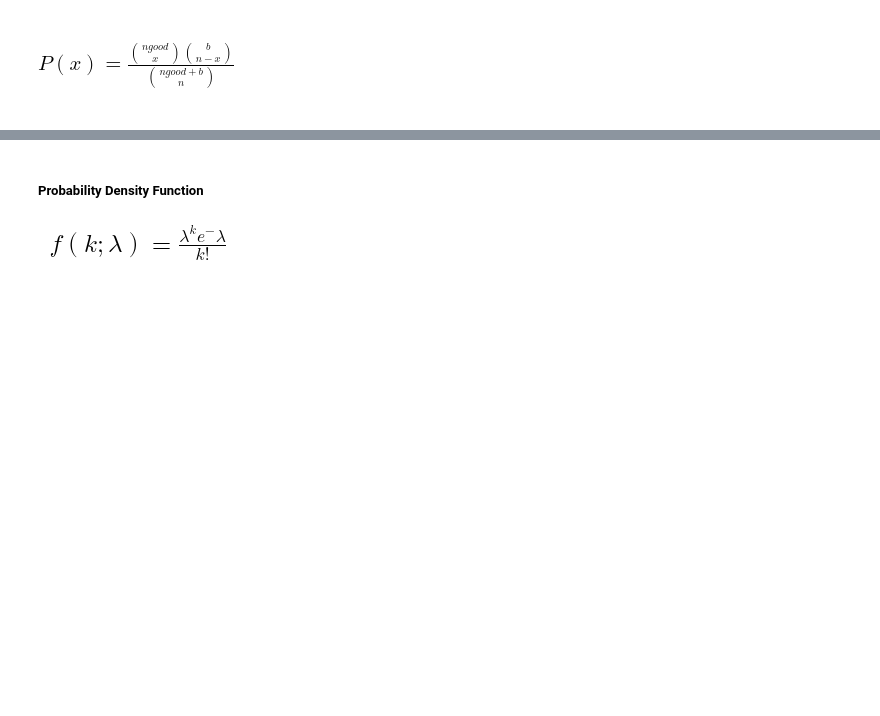
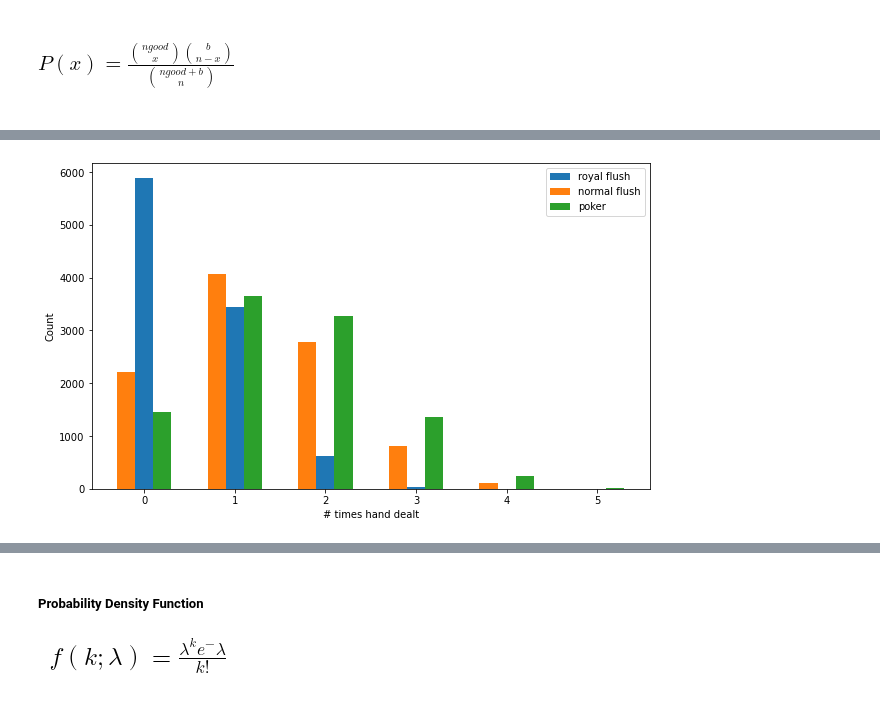
Before and after one commit to CiaranMoran27/playing_with_jupyter, a Jupyter notebook: numpy-random.ipynb, the cells around one changed output, grey strips where cells are left out. Cells and saved outputs as stored; diff of their text form; code cells hidden in the pictures; blank space fills up the shorter version.

```diff
--- a/numpy-random.ipynb
+++ b/numpy-random.ipynb
@@ -863,81 +866,30 @@ The scenario must have;
 # %%
-# game scenario: texas holdem: 1 player***********************************************
-# model success count for multiple hands in a game of straight poker (1 player)
-'''
-# hand 1:  10, J, Q, K, Ace in same suit  (royal flush)
+nsample = 5
+nruns = (10000, 3)
+
 ngood_royal_flush = 5
 nbad_royal_flush = 52 - ngood_royal_flush
 
-# hand 2:  x4 cards of same value (poker)
-ngood_poker = x
-nbad_poker = ngood_poker - x
+ngood_normal_flush = 52 / 4
+nbad_normal_flush = 52 - ngood_normal_flush
 
-# hand 3:  3 of a kind & 2 pair (full house)
-ngood_full_house = x
-nbad_full_house = x
+ngood_poker = 4 * 4
+nbad_poker  = 52 - ngood_poker
 
-# hand 4:  x5 cards of same suit (straight)
-ngood_straight = x
-nbad_straight = x
+all_hands = rng.hypergeometric((ngood_royal_flush, ngood_normal_flush, ngood_poker),
+                               (nbad_royal_flush, nbad_normal_flush, nbad_poker), (nsample), nruns)
 
-# hand 5:  x3 cards of same value (three of a kind)
-ngood_three_kind = x
-nbad_three_kind = x
-'''
+xone, yone = np.unique(all_hands[:,0], return_counts = True)
+xtwo, ytwo = np.unique(all_hands[:,1], return_counts = True)
+xthree, ythree = np.unique(all_hands[:,2], return_counts = True)
 
+fig, ax = plt.subplots(sharex = False, sharey = False, figsize = (10, 6))
+width = 0.2
+ax.bar(xone, yone, width, label = 'royal flush')
+ax.bar(xtwo - width, ytwo, width, label = 'normal flush')
+ax.bar(xthree +  width, ythree, width, label = 'poker')
 
-nsample = 2
-nruns = (1000, 3)
-
-ngood_royal_flush = 1
-nbad_royal_flush = 52 - ngood_royal_flush - 5
-
-ngood_normal_flush = (52 / 4) - 4
-nbad_normal_flush = 52 - ngood_normal_flush - 5
-
-ngood_run = 4
-nbad_run  = (52 - 4) - 5
-
-all_hands = rng.hypergeometric((ngood_royal_flush, ngood_normal_flush, ngood_run),
-                                 (nbad_royal_flush, nbad_normal_flush, nbad_run) ,
-                                 (nsample), nruns)
-import pandas as pd
-import seaborn as sns
-
-'''
-x_axis = np.arange(nsample + 1)
-test1 = return_counts(all_hands[:,0])
-test2 = return_counts(all_hands[:,1])
-test3 = return_counts(all_hands[:,2])
-'''
-
-df = pd.DataFrame(all_hands, columns = ['rf', 'f', 'r'])
-#hand1 = df.value_counts()
-#hand2 = df['f'].value_counts()
-#hand3 = df['r'].value_counts()
-
-#hand1['hand'] = 'rf'
-#hand2['hand'] = 'f'
-#hand3['hand'] = 'r'
-#print(hand1)
-#print(hand2)
-#print(hand3)
-#potential_bar = sns.catplot(data = df, kind = "bar", x = "species", y = "body_mass_g", hue= "sex", ci = "sd", palette = "dark", alpha= 0.6, height=6)
-
-
-for idx,name in enumerate(df['f'].value_counts().index.tolist()):
-    print('Name :', name)
-    print('Counts :', df['f'].value_counts()[idx])
-
-#output
-'''
-type	success count	value
-rf         	0	          3
-f	        0	          4
-r	        0	          2
-rf	        1	          3
-f	        1	          2
-r	        1	          2
-
-''';
+ax.set_xlabel('# times hand dealt')
+ax.set_ylabel('Count')
+plt.legend();
 # %% [output]
@@ -950 +896,2 @@ Counts : 46
+[figure, added]
 # %% [markdown]
```
Also changed, not shown: parts of 27 cells of this notebook.
